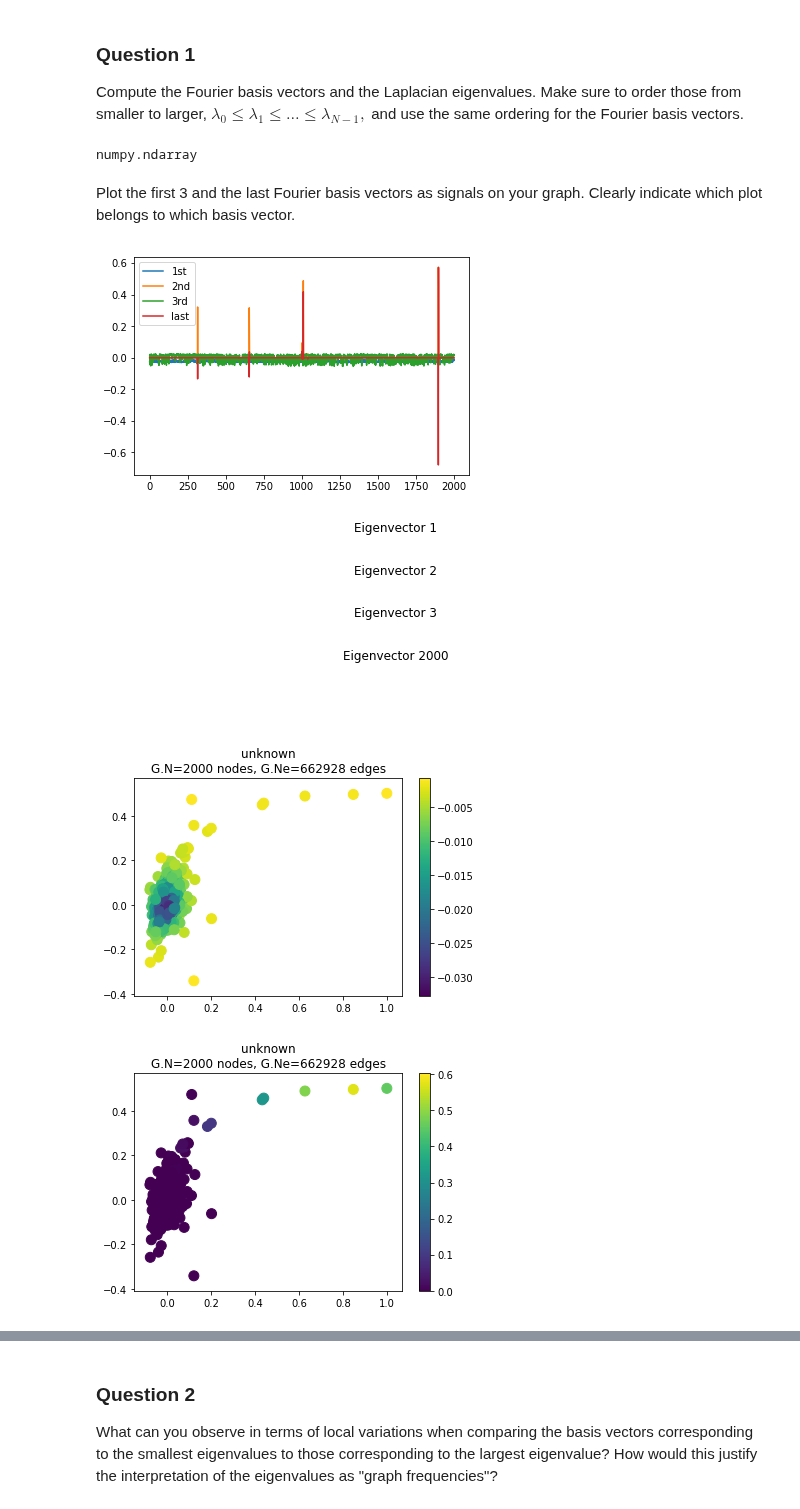
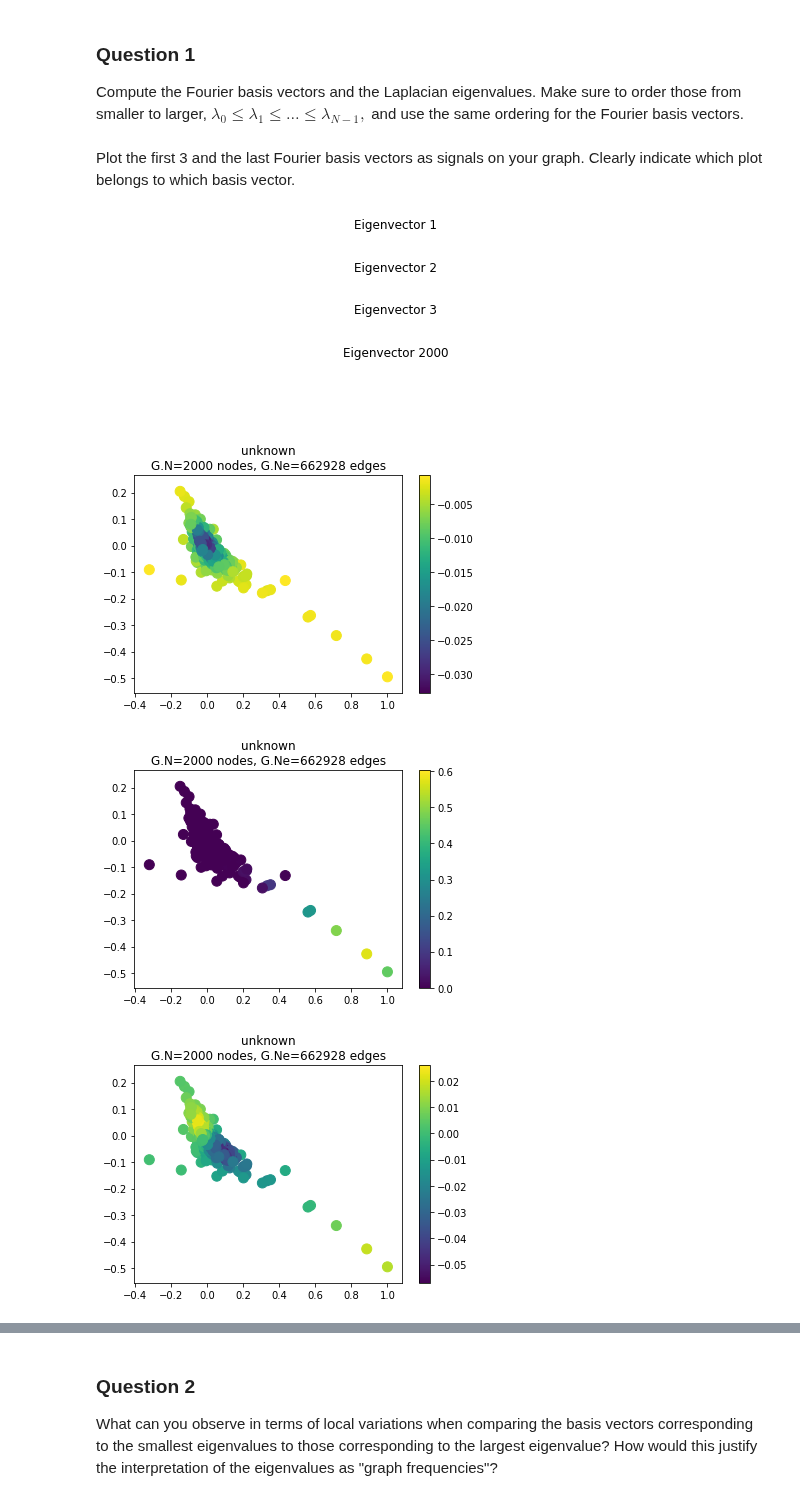
Before and after one commit to senakicir/ntds_project, a Jupyter notebook: 4_graph_signal_processing.ipynb, the cells around one changed output, grey strips where cells are left out. Saved outputs shown, nothing was run; the diff lists cells and outputs as text; code cells hidden in the pictures.

```diff
--- a/4_graph_signal_processing.ipynb
+++ b/4_graph_signal_processing.ipynb
@@ -134,57 +134,43 @@ eigenvectors = np.array(eigenvectors[sorted_indexes])
 
 e = eigenvalues# Ordered Laplacian eigenvalues.
 U = eigenvectors# Ordered graph Fourier basis.
-# %%
-type(eigenvectors)
-# %% [output]
-numpy.ndarray
 # %% [markdown]
 Plot the first 3 and the last Fourier basis vectors as signals on your graph. Clearly indicate which plot belongs to which basis vector.
 # %%
 # Your code here.
-fig = plt.figure()
-index = np.arange(U.shape[0])
-plt.plot(index, np.squeeze(np.asarray(U[:,0])), label="1st")
-plt.plot(index, np.squeeze(np.asarray(U[:,1])), label="2nd")
-plt.plot(index, np.squeeze(np.asarray(U[:,2])), label="3rd")
-plt.plot(index, np.squeeze(np.asarray(U[:,-1])), label="last")
-plt.legend()
-plt.show()
-plt.close(fig)
-
 fig, axes = plt.subplots(4, 1, figsize=(10, 3))
 graph = pg.graphs.Graph(adjacency,lap_type = 'normalized')
 graph.set_coordinates('spring')
 plot_list = [0,1,2,-1]
 
 for i, plot_ind in enumerate(plot_list):
     ax = axes[i]#[i%2]
     graph.plot_signal(np.asarray(U)[:, plot_ind])
     _ = ax.set_title('Eigenvector {}'.format(plot_ind+1 if plot_ind>= 0 else n_nodes))
     ax.set_axis_off()
 
 #################REMOVE ALL EVIDENCE
 
 
 #graph.compute_fourier_basis()
 
 #graph.set_coordinates('line1D')
 #fig = plt.figure()
 #index = np.arange(U.shape[0])
 #plt.plot(index, np.squeeze(np.asarray(graph.U[:,0])), label="1st")
 #plt.plot(index, np.squeeze(np.asarray(graph.U[:,1])), label="2nd")
 #plt.plot(index, np.squeeze(np.asarray(graph.U[:,2])), label="3rd")
 #plt.plot(index, np.squeeze(np.asarray(graph.U[:,-1])), label="last")
 #plt.legend()
 #plt.show()
 #plt.close(fig)
 #for i, ax in enumerate(axes):
 #graph.plot_signal(graph.U[:, [0,1,2,-1]])
 #    _ = ax.set_title('Eigenvector {}'.format(i+2))
 #    ax.set_axis_off()
 #fig.tight_layout()
 # %% [output]
-[figure, old version]
+[figure, new version]
-[figure, old version]
+[figure, new version]
-[figure, old version]
+[figure, new version]
-[figure, old version]
+[figure, new version]
```
Also changed, not shown: parts of 3 cells of this notebook.
